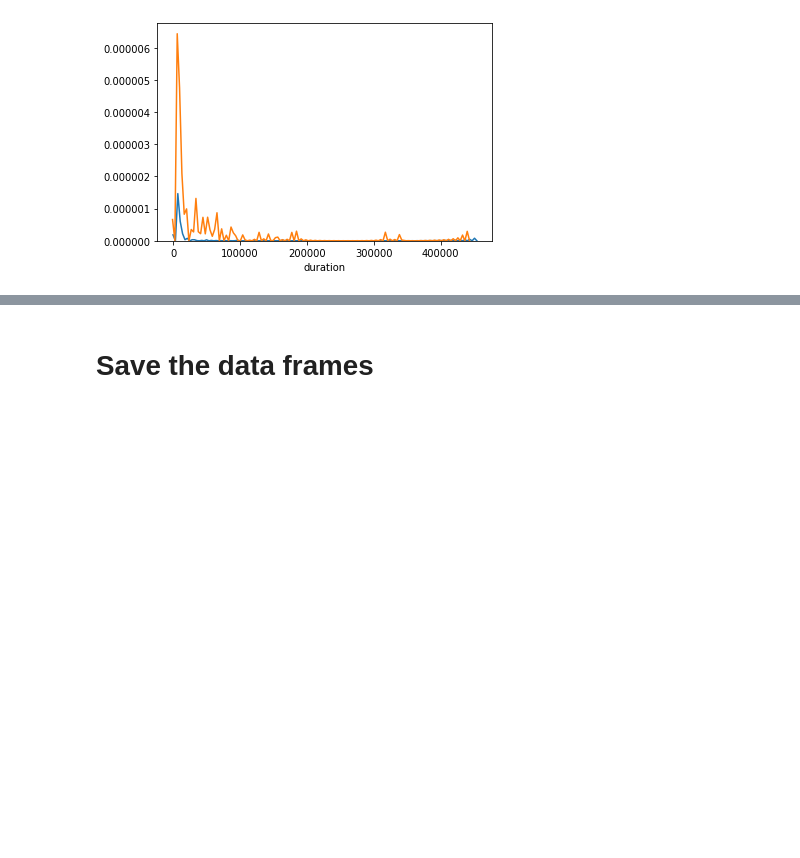
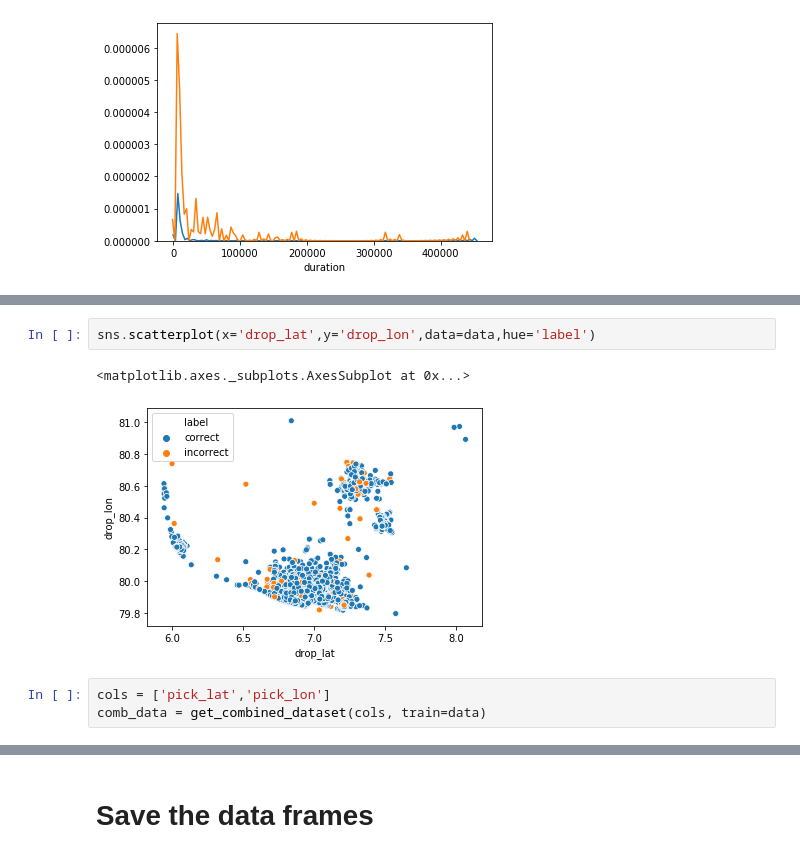
Before and after one commit to heshanpadmasiri/ride-fare, a Jupyter notebook: eda.ipynb, the cells around one changed output, grey strips where cells are left out. Saved outputs shown, nothing was run; the diff lists cells and outputs as text; blank space fills up the shorter version.

```diff
--- a/eda.ipynb
+++ b/eda.ipynb
@@ -461,0 +477,8 @@ sns.distplot(data[data['label']=='incorrect']['duration'], hist=False)
+# %%
+sns.scatterplot(x='drop_lat',y='drop_lon',data=data,hue='label')
+# %% [output]
+<matplotlib.axes._subplots.AxesSubplot at 0x...>
+[figure, added]
+# %%
+cols = ['pick_lat','pick_lon']
+comb_data = get_combined_dataset(cols, train=data)
```
Also changed, not shown: parts of 15 cells of this notebook, 2 other files.
